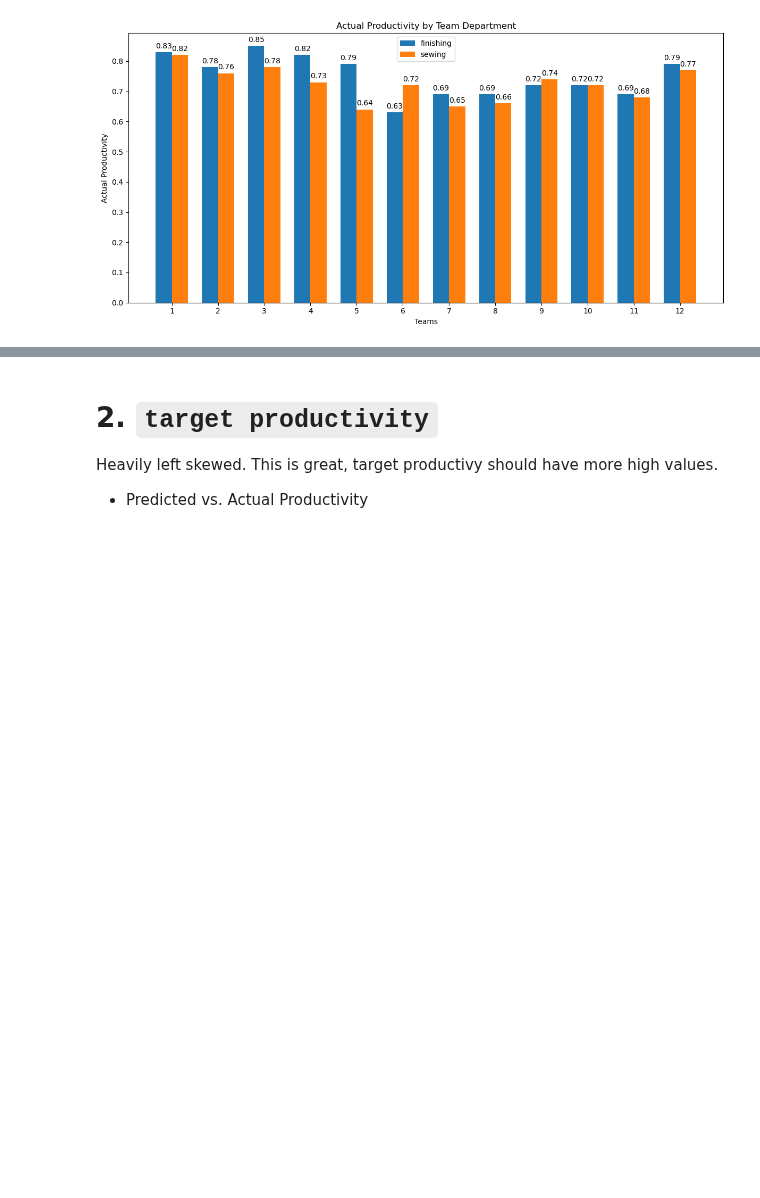
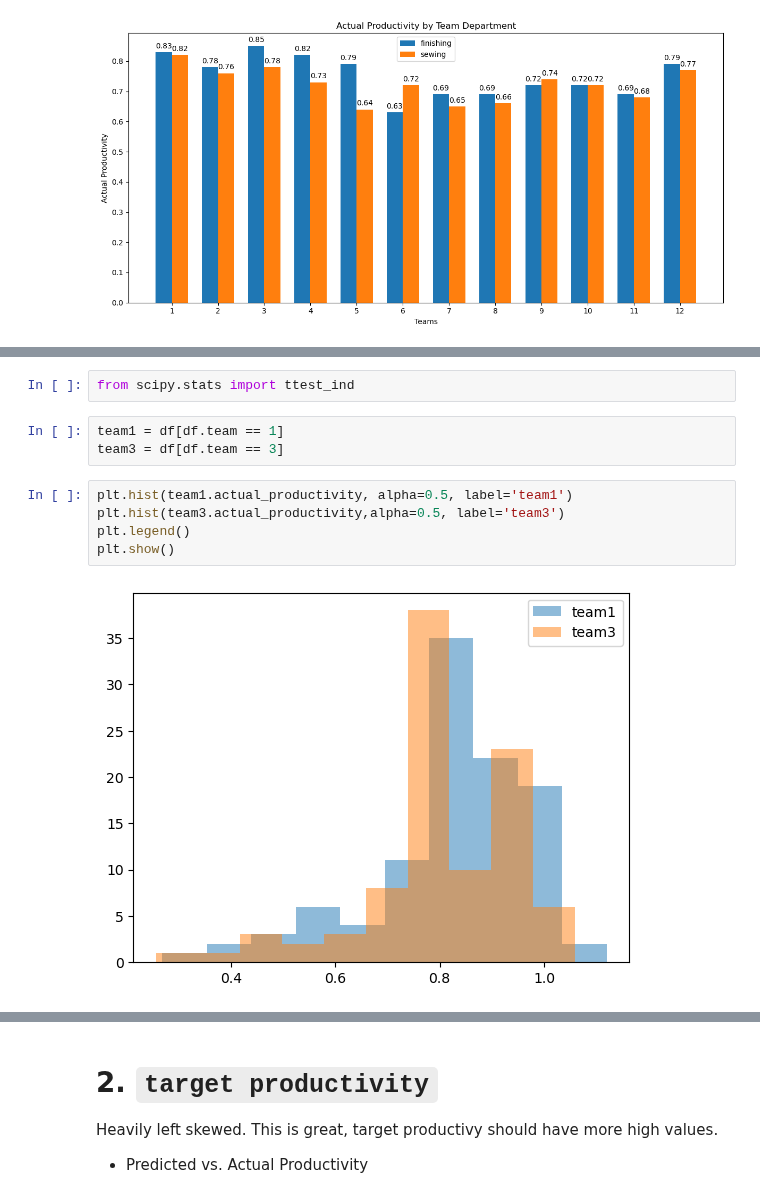
Before and after one commit to Alyxx-The-Sniper/DATA_SCIENCE_2022, a Jupyter notebook: Data_Science_Inference/2Garments_worker-Copy1.ipynb, the cells around one changed output, grey strips where cells are left out. Saved outputs shown, nothing was run; the diff lists cells and outputs as text; blank space fills up the shorter version.

```diff
--- a/Data_Science_Inference/2Garments_worker-Copy1.ipynb
+++ b/Data_Science_Inference/2Garments_worker-Copy1.ipynb
@@ -479,0 +491,12 @@ plt.show()
+# %%
+from scipy.stats import ttest_ind
+# %%
+team1 = df[df.team == 1]
+team3 = df[df.team == 3]
+# %%
+plt.hist(team1.actual_productivity, alpha=0.5, label='team1')
+plt.hist(team3.actual_productivity,alpha=0.5, label='team3')
+plt.legend()
+plt.show()
+# %% [output]
+[figure, added]
```
Also changed, not shown: parts of 5 cells of this notebook.
